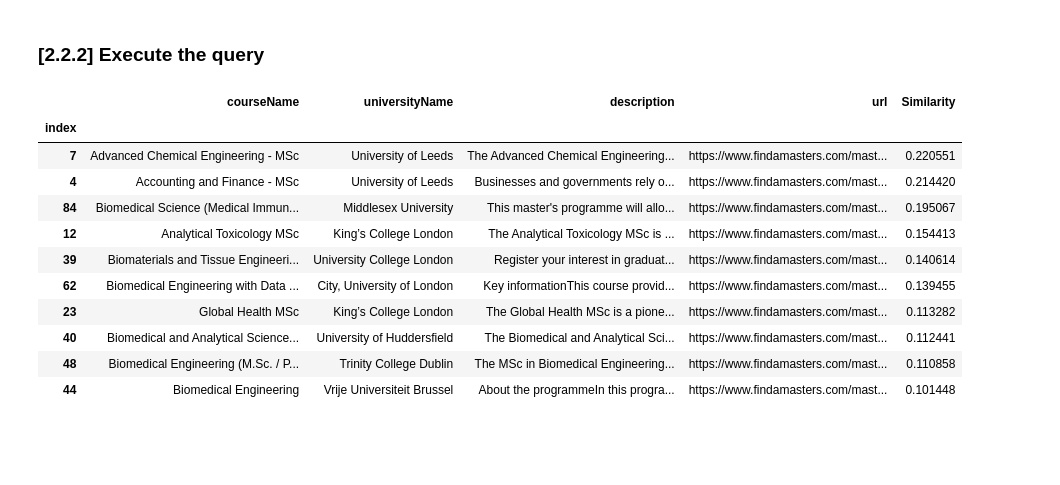
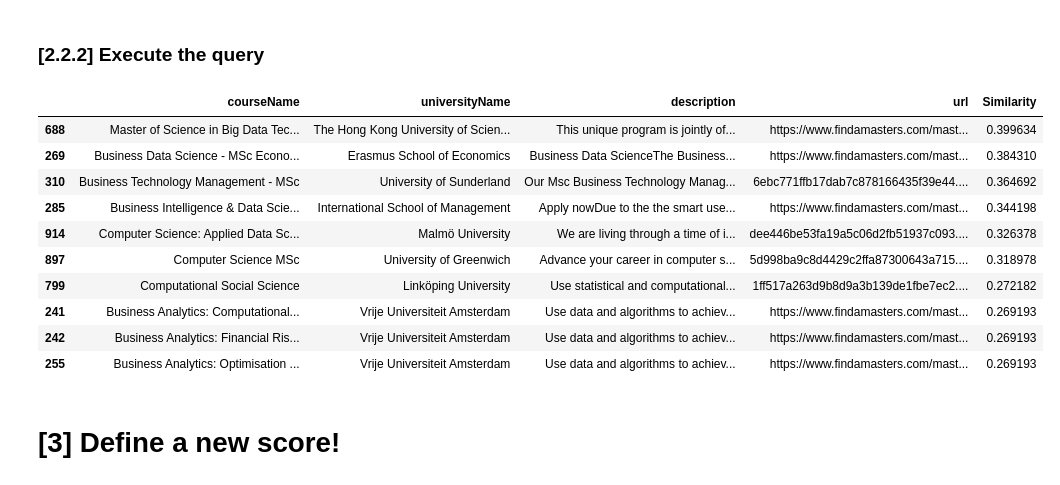
Before and after one commit to lauraaconcari/ADM_HW3, a Jupyter notebook: HW3-RQ2.ipynb, the cells around one changed output. Saved outputs shown, nothing was run; the diff lists cells and outputs as text; code cells hidden in the pictures; blank space fills up the shorter version.

```diff
--- a/HW3-RQ2.ipynb
+++ b/HW3-RQ2.ipynb
@@ -15,9 +15,10 @@ from importlib import reload  # To reload the imported modules
 from modules import currency
 
 # Importing our custom modules for ceating the index
-from modules import engine_v1, engine_v2
+from modules import engine_v1, engine_v2, engine_v3
 reload(engine_v1)
 reload(engine_v2)
+reload(engine_v3)
 
 # Setting the NLTK environment to work with English language
 nltk.download("stopwords", quiet=True)
@@ -32,7 +33,7 @@ pd.set_option('display.max_columns', None)
 
 dataset_folder = "data/TSVs/"
 
-NUM_COURSES = 100
+NUM_COURSES = 1000
 # %% [markdown]
 ---
 # [2] Search Engine
@@ -298,34 +306,36 @@ inverted_index_tf_idf = engine_v2.create_inverted_index(df)
 # %%
 # ## Uncomment the following two lines for manually inputting the query
 # # print("Input the query: ")
 # # query = input()
 
 # An example of query
-query = "advanced knowledge"
+query = "data science"
 
 heap_result = engine_v2.search(query, k = 10)
 
-# 'Popping' all the element of the heap to build the DataFrame
-df_results = pd.DataFrame()
-for _ in range(len(heap_result)):
-  similarity, elem = heapq.heappop(heap_result)
+# 'Popping' all the element from the heap to build the DataFrame
+df_results = pd.DataFrame(columns = ['index'] + df.columns.tolist() + ['Similarity'])
+if heap_result is not None:
+  for _ in range(len(heap_result)):
+    similarity, elem = heapq.heappop(heap_result)
 
-  row = pd.DataFrame(data = [elem], columns = ['index'] + df.columns.tolist() + ['Similarity'])
-  row.reset_index(drop=True, inplace=True)
-  row.set_index('index', inplace=True)
-  df_results = pd.concat([df_results, row])
+    row = pd.DataFrame(data = [elem], columns = ['index'] + df.columns.tolist() + ['Similarity'])
+    row.reset_index(drop=True, inplace=True)
+    row.set_index('index', inplace=True)
+    df_results = pd.concat([df_results, row])
 
 df_results[['courseName','universityName','description','url','Similarity']]
 # %% [output]
 |  | courseName | universityName | description | url | Similarity |
-| index |  |  |  |  |  |
-| 7 | Advanced Chemical Engineering - MSc | University of Leeds | The Advanced Chemical Engineering... | https://www.findamasters.com/mast... | 0.220551 |
-| 4 | Accounting and Finance - MSc | University of Leeds | Businesses and governments rely o... | https://www.findamasters.com/mast... | 0.214420 |
-| 84 | Biomedical Science (Medical Immun... | Middlesex University | This master's programme will allo... | https://www.findamasters.com/mast... | 0.195067 |
-| 12 | Analytical Toxicology MSc | King’s College London | The Analytical Toxicology MSc is ... | https://www.findamasters.com/mast... | 0.154413 |
-| 39 | Biomaterials and Tissue Engineeri... | University College London | Register your interest in graduat... | https://www.findamasters.com/mast... | 0.140614 |
-| 62 | Biomedical Engineering with Data ... | City, University of London | Key informationThis course provid... | https://www.findamasters.com/mast... | 0.139455 |
-| 23 | Global Health MSc | King’s College London | ﻿The Global Health MSc is a pione... | https://www.findamasters.com/mast... | 0.113282 |
-| 40 | Biomedical and Analytical Science... | University of Huddersfield | The Biomedical and Analytical Sci... | https://www.findamasters.com/mast... | 0.112441 |
-| 48 | Biomedical Engineering (M.Sc. / P... | Trinity College Dublin | The MSc in Biomedical Engineering... | https://www.findamasters.com/mast... | 0.110858 |
-| 44 | Biomedical Engineering | Vrije Universiteit Brussel | About the programmeIn this progra... | https://www.findamasters.com/mast... | 0.101448 |
+| 688 | Master of Science in Big Data Tec... | The Hong Kong University of Scien... | This unique program is jointly of... | https://www.findamasters.com/mast... | 0.399634 |
+| 269 | Business Data Science - MSc Econo... | Erasmus School of Economics | Business Data ScienceThe Business... | https://www.findamasters.com/mast... | 0.384310 |
+| 310 | Business Technology Management - MSc | University of Sunderland | Our Msc Business Technology Manag... | 6ebc771ffb17dab7c878166435f39e44.... | 0.364692 |
+| 285 | Business Intelligence & Data Scie... | International School of Management | Apply nowDue to the the smart use... | https://www.findamasters.com/mast... | 0.344198 |
+| 914 | Computer Science: Applied Data Sc... | Malmö University | We are living through a time of i... | dee446be53fa19a5c06d2fb51937c093.... | 0.326378 |
+| 897 | Computer Science MSc | University of Greenwich | Advance your career in computer s... | 5d998ba9c8d4429c2ffa87300643a715.... | 0.318978 |
+| 799 | Computational Social Science | Linköping University | Use statistical and computational... | 1ff517a263d9b8d9a3b139de1fbe7ec2.... | 0.272182 |
+| 241 | Business Analytics: Computational... | Vrije Universiteit Amsterdam | Use data and algorithms to achiev... | https://www.findamasters.com/mast... | 0.269193 |
+| 242 | Business Analytics: Financial Ris... | Vrije Universiteit Amsterdam | Use data and algorithms to achiev... | https://www.findamasters.com/mast... | 0.269193 |
+| 255 | Business Analytics: Optimisation ... | Vrije Universiteit Amsterdam | Use data and algorithms to achiev... | https://www.findamasters.com/mast... | 0.269193 |
+# %% [markdown]
+# [3] Define a new score!
```
Also changed, not shown: parts of 8 cells of this notebook, 2 other files.
